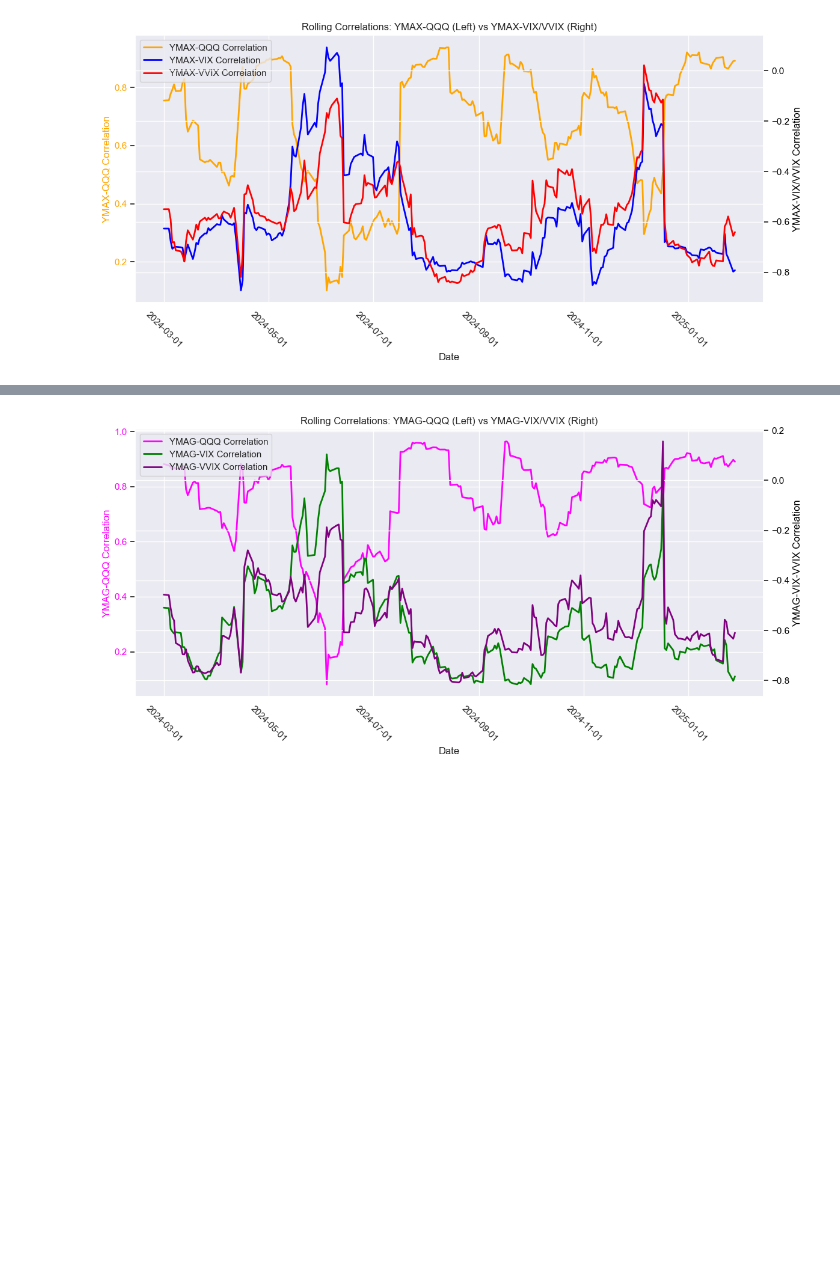
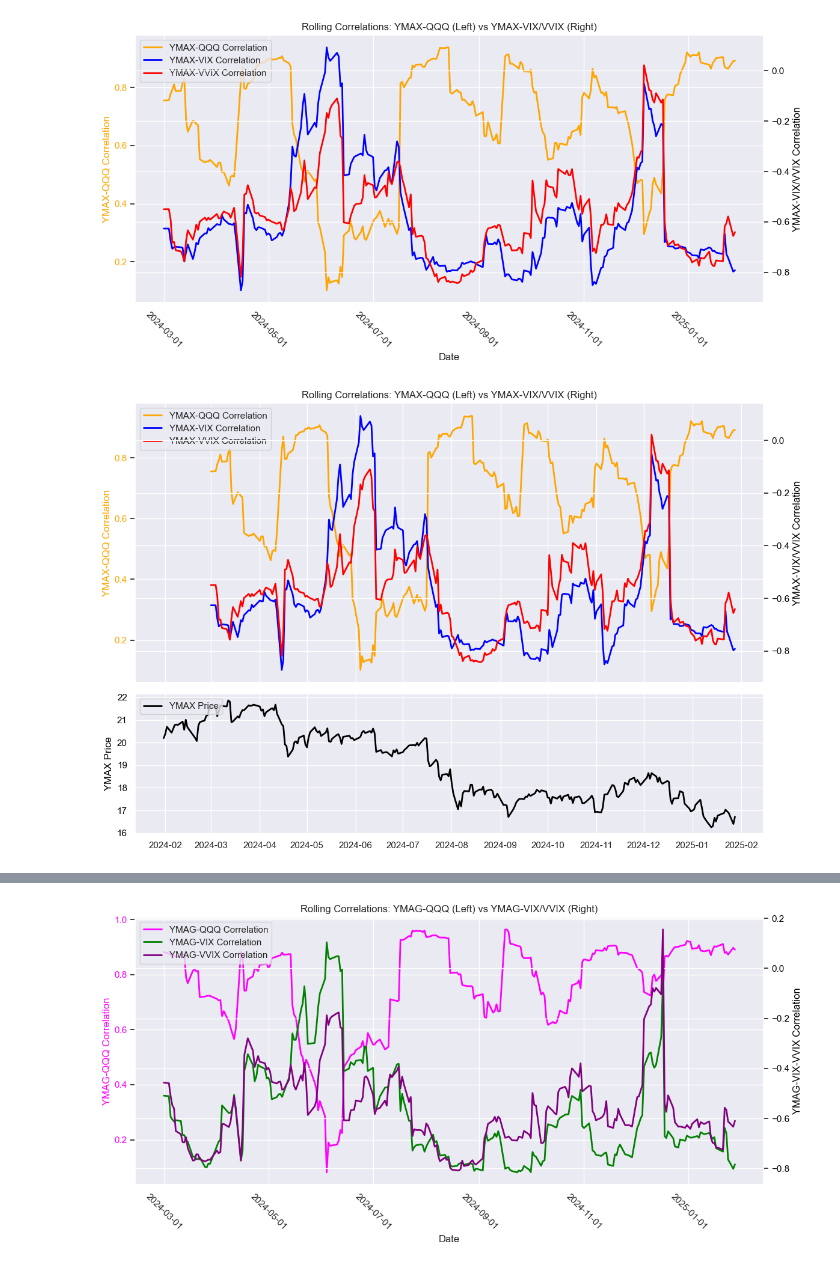
Before and after one commit to BensonMunene/Ratios-Strategy-App, a Jupyter notebook: Codes/Backtester Algorithm1.ipynb, the cells around one changed output, grey strips where cells are left out. Drawn from its saved outputs; the diff is of its cells as text; code cells hidden in the pictures; blank space fills up the shorter version.

```diff
--- a/Codes/Backtester Algorithm1.ipynb
+++ b/Codes/Backtester Algorithm1.ipynb
@@ -854,3 +854,66 @@ plt.tight_layout()
 plt.show()
 # %% [output]
 [figure]
+# %%
+import matplotlib.pyplot as plt
+import matplotlib.dates as mdates
+import seaborn as sns
+
+# Optional: Set a dark-themed style similar to Plotly's dark mode
+sns.set_theme(style="darkgrid")
+
+# Ensure the DataFrame index is in datetime format
+stats_df.index = pd.to_datetime(stats_df.index)
+merged_df.index = pd.to_datetime(merged_df.index)
+
+# Create figure with two subplots (one for correlations, one for YMAX price)
+fig, axes = plt.subplots(nrows=2, ncols=1, figsize=(12, 8), sharex=True, gridspec_kw={'height_ratios': [2, 1]})
+
+# -----------------------------
+# First subplot: Correlations
+# -----------------------------
+ax1 = axes[0]  # Main correlation plot
+
+# Plot YMAX-QQQ Correlation (Left Y-Axis)
+ax1.plot(stats_df.index, stats_df["YMAX-QQQ Correlation"],
+         color="orange", linewidth=2, label="YMAX-QQQ Correlation")
+ax1.set_ylabel("YMAX-QQQ Correlation", color="orange")
+ax1.tick_params(axis="y", labelcolor="orange")
+
+# Create secondary Y-Axis on the right for VIX/VVIX correlations
+ax2 = ax1.twinx()
+ax2.plot(stats_df.index, stats_df["YMAX-VIX Correlation"], color="blue", linewidth=2, label="YMAX-VIX Correlation")
+ax2.plot(stats_df.index, stats_df["YMAX-VVIX Correlation"], color="red", linewidth=2, label="YMAX-VVIX Correlation")
+ax2.set_ylabel("YMAX-VIX/VVIX Correlation", color="black")
+ax2.tick_params(axis="y", labelcolor="black")
+
+# Combine legends from both axes
+lines1, labels1 = ax1.get_legend_handles_labels()
+lines2, labels2 = ax2.get_legend_handles_labels()
+ax1.legend(lines1 + lines2, labels1 + labels2, loc="upper left")
+
+# Title for correlation subplot
+ax1.set_title("Rolling Correlations: YMAX-QQQ (Left) vs YMAX-VIX/VVIX (Right)")
+
+# -----------------------------
+# Second subplot: YMAX Price
+# -----------------------------
+ax3 = axes[1]
+ax3.plot(merged_df.index, merged_df["YMAX"], color="black", linewidth=2, label="YMAX Price")
+ax3.set_ylabel("YMAX Price", color="black")
+ax3.tick_params(axis="y", labelcolor="black")
+ax3.legend(loc="upper left")
+
+# -----------------------------
+# Shared X-Axis Formatting
+# -----------------------------
+# Format the x-axis to show 1-month interval date blocks
+ax3.xaxis.set_major_locator(mdates.MonthLocator(interval=1))  # Set to 1 month intervals
+ax3.xaxis.set_major_formatter(mdates.DateFormatter('%Y-%m'))
+plt.xticks(rotation=45)
+
+# Adjust layout
+plt.tight_layout()
+plt.show()
+# %% [output]
+[figure, added]
```
Also changed, not shown: parts of 3 cells of this notebook, 9 other files.
